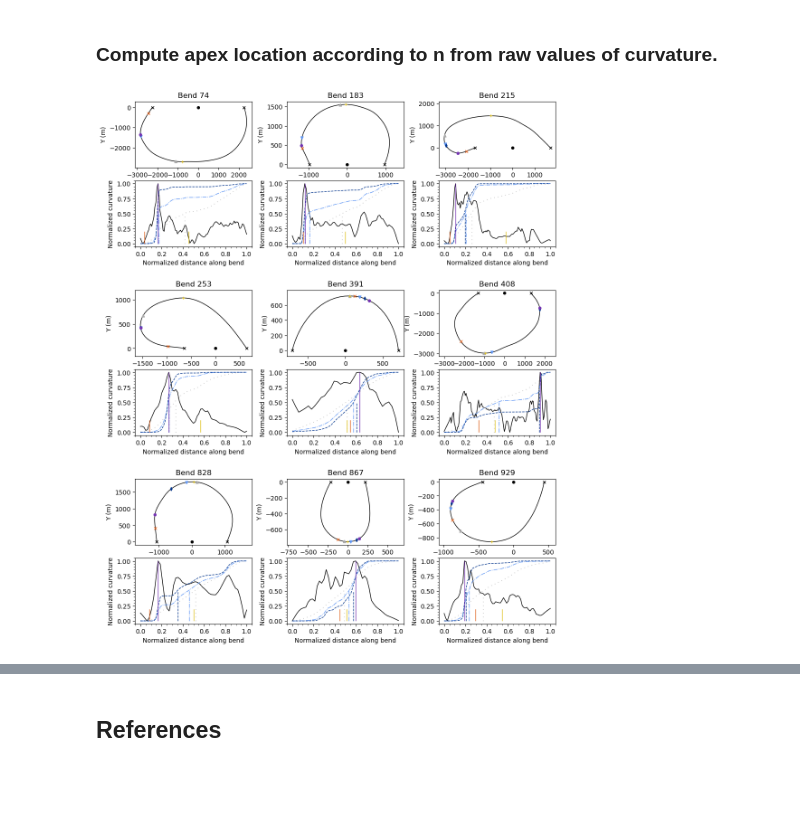
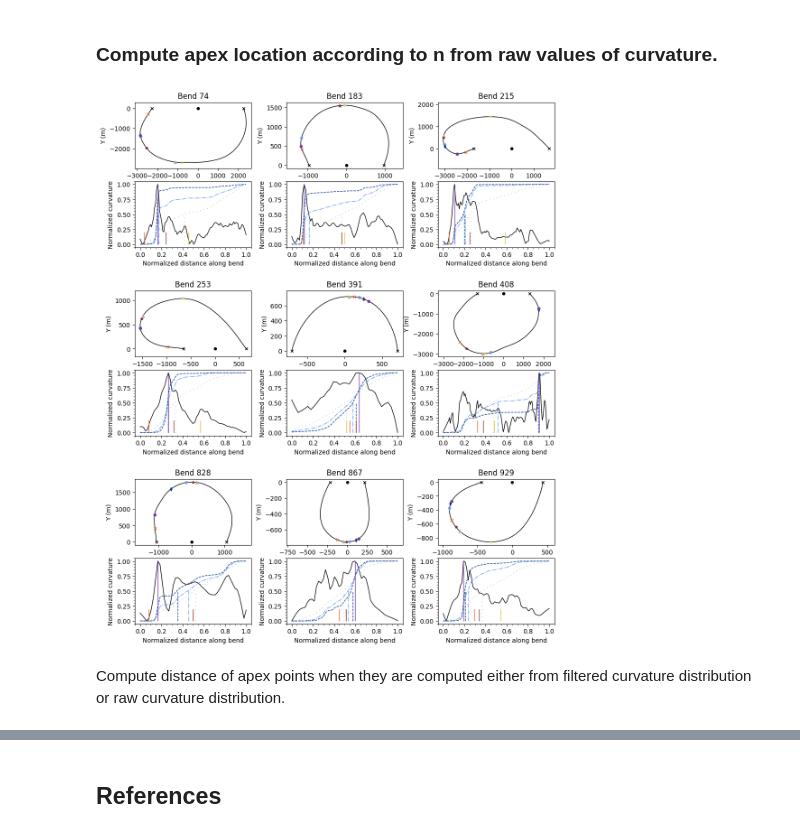
Before and after one commit to martin-lemay/pyBenD, a Jupyter notebook: notebooks/bend_apex_detection.ipynb, the cells around one changed output, grey strips where cells are left out. Drawn from its saved outputs; the diff is of its cells as text; code cells hidden in the pictures; blank space fills up the shorter version.

```diff
--- a/notebooks/bend_apex_detection.ipynb
+++ b/notebooks/bend_apex_detection.ipynb
@@ -624,18 +814,0 @@ Plot statistical distribution of meander bend sinuosity.
-# %%
-counts, bins = np.histogram(sinuosity_all, bins=100, density=False)
-density = counts / np.sum(counts)
-
-print(f"Mean sinuosity: {np.nanmean(sinuosity_all)}")
-print(f"Median sinuosity: {np.nanmedian(sinuosity_all)}")
-print(f"Min sinuosity: {np.nanmin(sinuosity_all)}")
-print(f"Max sinuosity: {np.nanmax(sinuosity_all)}")
-
-plt.figure(dpi=150)
-plt.stairs(density, bins, color='k')
-plt.vlines(np.nanmean(sinuosity_all), 0, 0.1, 'b', label="Average", linewidth=1)
-plt.vlines(np.nanmedian(sinuosity_all), 0, 0.1, 'r', label="Median", linewidth=1)
-plt.xlabel("Sinuosity")
-plt.ylabel("Density")
-plt.legend()
-plt.savefig(fig_path + " sinuosity_distribution.eps", dpi=150)
-plt.show()
@@ -965,15 +1292,18 @@ for centerline in centerlines:
         coords = np.dot(coords, rot)
 
         # compute bend apex and morphometric parameters for multiple n
-        curv_abs = centerline.get_bend_property(bend.id, "Curv_abscissa")
+        curv_abs = centerline.get_bend_property(bend.id, PropertyNames.CURVILINEAR_ABSCISSA.value)
         curv_abs_norm = (curv_abs - curv_abs.min()) / (curv_abs.max() - curv_abs.min())
-        curvature = np.abs(centerline.get_bend_property(bend.id, "Curvature"))
+        curvature = np.abs(centerline.get_bend_property(bend.id, PropertyNames.CURVATURE.value))
+
+        curv_norm = (curvature - np.min(curvature)) / (np.max(curvature) - np.min(curvature))
 
         pt_center = np.array([0,0])
         amplitudes = [geom.orthogonal_distance(pt, coords[0], coords[-1]) for pt in coords]
         max_ampl_index = np.argmax(amplitudes)
         ampl_max = amplitudes[max_ampl_index]
 
+        max_ext_index = np.argmax([geom.distance(pt, pt_center) for pt in coords])
         extension_max = np.max([geom.distance(pt, pt_center) for pt in coords])
         d_inflex = geom.distance(coords[0], coords[-1]) / 2.
 
@@ -992,7 +1322,7 @@ for centerline in centerlines:
         for n in range(1, 6):
             apex_index = cpf.compute_median_curvature_index(curvature, n)
             df_raw.loc[df_index, ("Apex_index", n)] = apex_index
-            df_raw.loc[df_index, ("Curv_Abs", n)] = curv_abs_norm[apex_index] - curv_abs_norm[0]
+            df_raw.loc[df_index, ("Curvature", n)] = curv_norm[apex_index]
             pt_apex = coords[apex_index]
 
             if (extension_max > 1.01*d_inflex):
@@ -1005,10 +1335,7 @@ for centerline in centerlines:
             if abs(arc_length_tot) > 1e-3:
                 df_raw.loc[df_index, ("Asymmetry", n)] = (arc_length1 - arc_length2) / arc_length_tot
 
-            # distance to max curvature point
-            if abs(arc_length_tot) > 1e-3:
-                dist_max_cuvr = abs(curv_abs_norm[apex_index] - curv_abs_norm[max_curv_index]) / arc_length_tot
-                df_raw.loc[df_index, ("Distance_Max_Curv", n)] = 1-dist_max_cuvr
+            df_raw.loc[df_index, ("Apex_absc", n)] = curv_abs_norm[apex_index]
 
         # add Limaye apex definition
         ln = np.zeros_like(coords)
@@ -1026,18 +1353,19 @@ for centerline in centerlines:
         limaye_index = cpf.compute_half_angle_variation(ln, 2)
 
         # add max curvature point
-        for j, index in enumerate((max_curv_index, max_ampl_index, limaye_index)):
+        for j, index in enumerate((max_curv_index, max_ampl_index, limaye_index, max_ext_index)):
             n = 6 + j
             pt_cur = coords[index]
             df_raw.loc[df_index, ("Apex_index", n)] = index
-            df_raw.loc[df_index, ("Curv_Abs", n)] = curv_abs_norm[index] - curv_abs_norm[0]
+            df_raw.loc[df_index, ("Curvature", n)] = curv_norm[index]
             df_raw.loc[df_index, ("Extension", n)] = geom.distance(pt_center, pt_cur) / extension_max
             df_raw.loc[df_index, ("Amplitude", n)] = geom.orthogonal_distance(pt_cur, coords[0], coords[-1]) / ampl_max
             arc_length1 = curv_abs_norm[index] - curv_abs_norm[0]
             arc_length2 = curv_abs_norm[-1] - curv_abs_norm[index]
             if abs(arc_length_tot) > 1e-3:
                 df_raw.loc[df_index, ("Asymmetry", n)] = (arc_length1 - arc_length2) / arc_length_tot
-            df_raw.loc[df_index, ("Distance_Max_Curv", n)] = 1. - abs(curv_abs_norm[max_curv_index] - curv_abs_norm[index])
+
+            df_raw.loc[df_index, ("Apex_absc", n)] = curv_abs_norm[index]
 
         # show some characteristic bends
         if cpt in ((74, 183, 253, 391, 408, 828, 867, 929, 215)):
@@ -1058,33 +1386,34 @@ for centerline in centerlines:
             ax1 = plt.Subplot(fig, inner[1])
             ax1.plot(curv_abs_norm, curv_norm, 'k-', label="Curvature Raw", linewidth=1, alpha=1)
             # plot cumulative curvature distribution
             for n in (1, 3, 5):
                 cumsum = np.cumsum(curvature**n) / np.sum(
                     curvature**n
                 )
                 ax1.plot(curv_abs_norm, cumsum, label=f"Cum. Curvature (n={n})", linewidth=1, alpha=1, color=n_colors[n-1], linestyle=n_linestyles[n-1])
             ax1.set_ylabel("Normalized curvature")
             ax1.set_xlabel("Normalized distance along bend")
 
             for j, apex_loc in enumerate(df_raw.loc[df_index, ("Apex_index")].to_numpy().astype(int)):
                 if (j % 2 == 0) or (j > 4):
                     ax0.plot(coords[apex_loc][0], coords[apex_loc][1], marker=n_apex_markers[j], color=n_colors[j], markersize=4)
                     ymax = 0.5
                     if j == 5:
                         ymax = 1
                     elif j > 5:
                         ymax = 0.2
-                    ax1.vlines(curv_abs_norm[apex_loc], 0, ymax, label=label, linewidth=1, linestyle=n_linestyles[j], color=n_colors[j])
+                    ax1.vlines(curv_abs_norm[apex_loc], 0, ymax, label=n_labels[j], linewidth=1, linestyle=n_linestyles[j], color=n_colors[j])
 
             ax1.minorticks_on()
-            #ax1.legend(ncol=2, loc='lower center')
             fig.add_subplot(ax0)
             fig.add_subplot(ax1)
             k += 1
 
         cpt += 1
 
 plt.savefig(fig_path + "real_bends_raw_curvature.eps", dpi=150)
 plt.show()
 # %% [output]
-[figure, old version]
+[figure, new version]
+# %% [markdown]
+Compute distance of apex points when they are computed either from filtered curvature distribution or raw curvature distribution.
```
Also changed, not shown: parts of 36 cells of this notebook.
